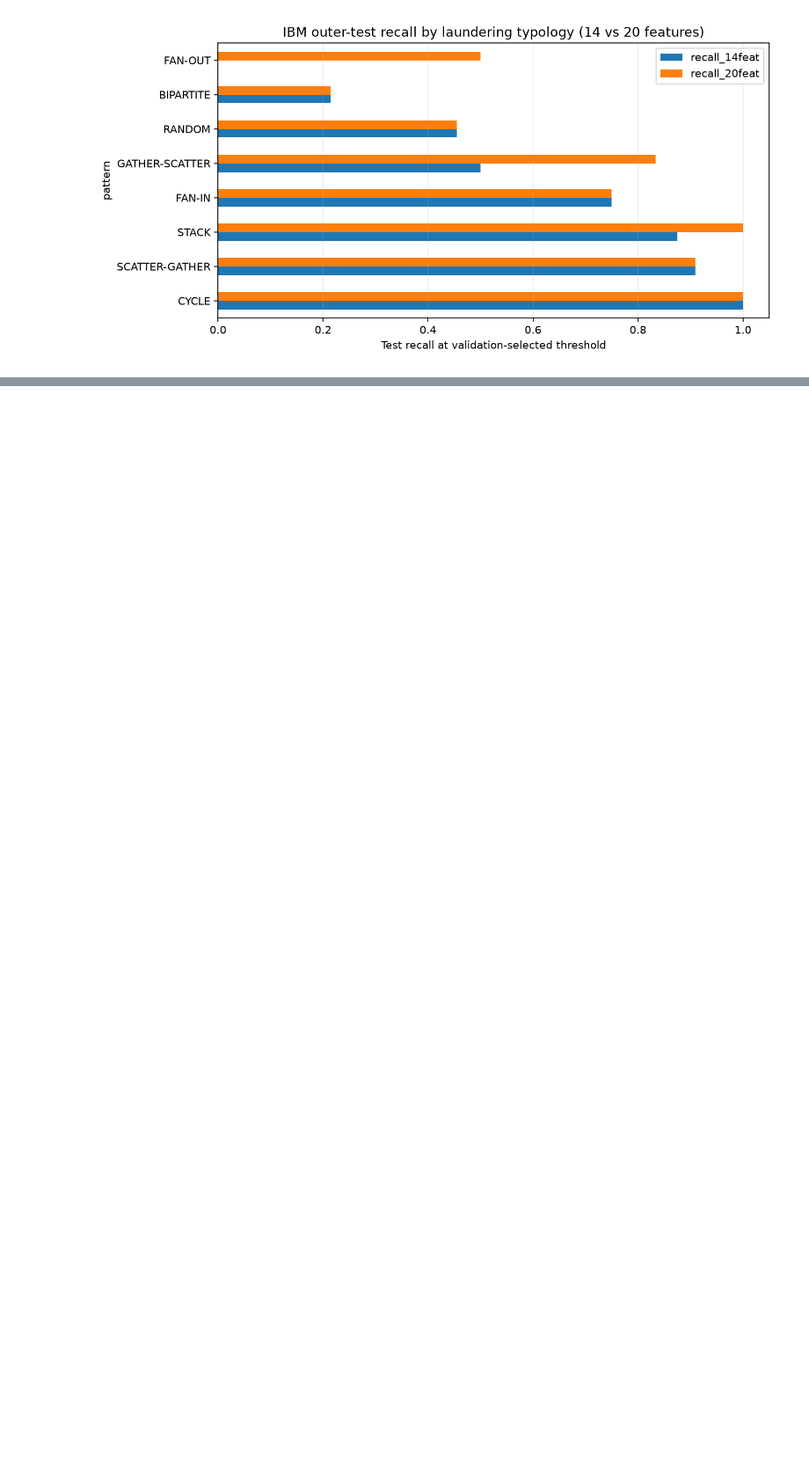
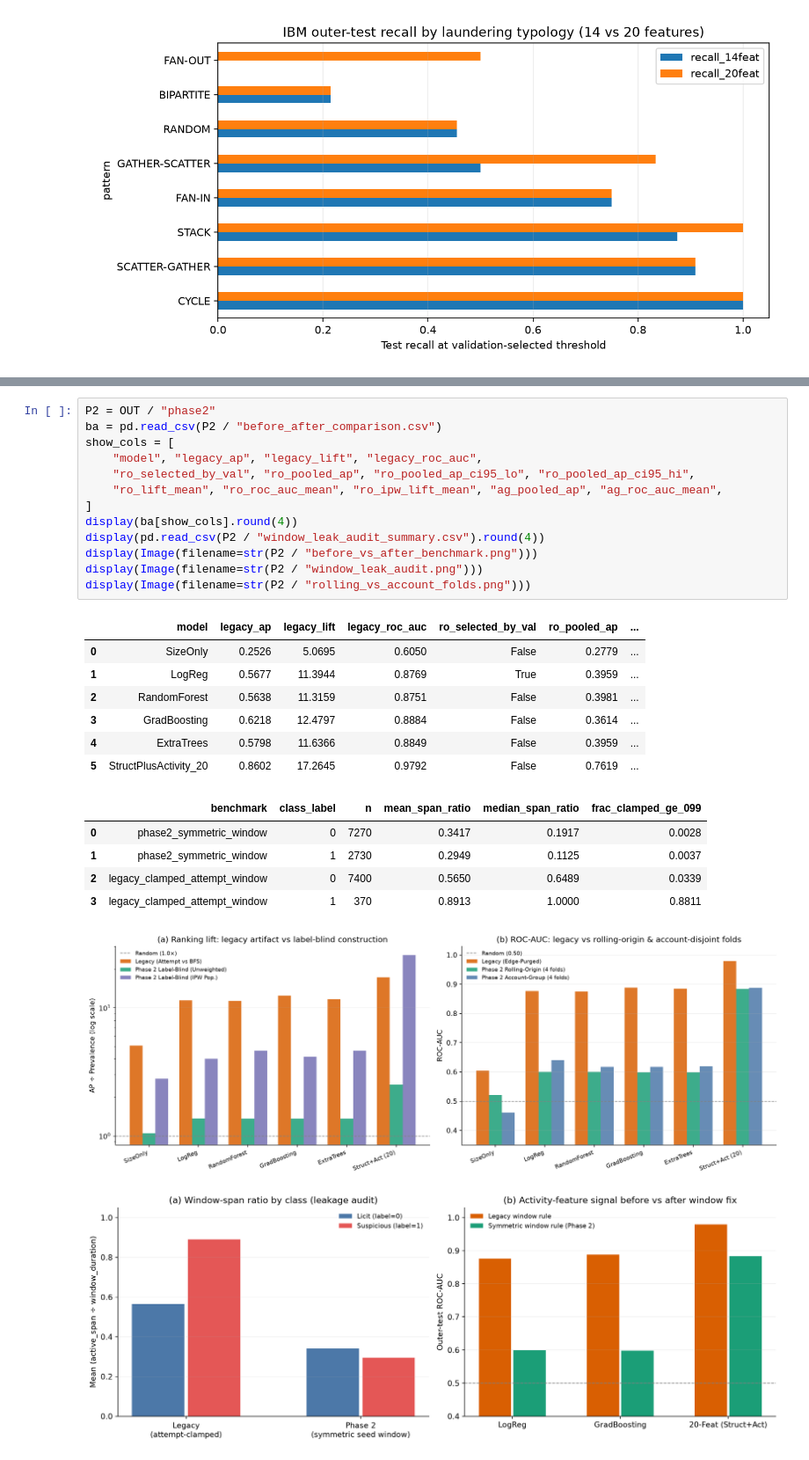
Before and after one commit to IliaJakha/bank-account-fraud-risk-scoring, a Jupyter notebook: AML_Graph_Structure_Transfer.ipynb, the cells around one changed output, grey strips where cells are left out. Shown at 88% size. Saved outputs shown, nothing was run; the diff lists cells and outputs as text; blank space fills up the shorter version.

Commit message:
Rewrite README and presentation notebook from Phase 2 label-blind results

```diff
--- a/AML_Graph_Structure_Transfer.ipynb
+++ b/AML_Graph_Structure_Transfer.ipynb
@@ -155,0 +154,28 @@ display(Image(filename=str(EXT / 'typology_recall_breakdown.png')))
+# %%
+P2 = OUT / "phase2"
+ba = pd.read_csv(P2 / "before_after_comparison.csv")
+show_cols = [
+    "model", "legacy_ap", "legacy_lift", "legacy_roc_auc",
+    "ro_selected_by_val", "ro_pooled_ap", "ro_pooled_ap_ci95_lo", "ro_pooled_ap_ci95_hi",
+    "ro_lift_mean", "ro_roc_auc_mean", "ro_ipw_lift_mean", "ag_pooled_ap", "ag_roc_auc_mean",
+]
+display(ba[show_cols].round(4))
+display(pd.read_csv(P2 / "window_leak_audit_summary.csv").round(4))
+display(Image(filename=str(P2 / "before_vs_after_benchmark.png")))
+display(Image(filename=str(P2 / "window_leak_audit.png")))
+display(Image(filename=str(P2 / "rolling_vs_account_folds.png")))
+# %% [output]
+|  | model | legacy_ap | legacy_lift | legacy_roc_auc | ro_selected_by_val | ro_pooled_ap | ... |
+| 0 | SizeOnly | 0.2526 | 5.0695 | 0.6050 | False | 0.2779 | ... |
+| 1 | LogReg | 0.5677 | 11.3944 | 0.8769 | True | 0.3959 | ... |
+| 2 | RandomForest | 0.5638 | 11.3159 | 0.8751 | False | 0.3981 | ... |
+| 3 | GradBoosting | 0.6218 | 12.4797 | 0.8884 | False | 0.3614 | ... |
+| 4 | ExtraTrees | 0.5798 | 11.6366 | 0.8849 | False | 0.3959 | ... |
+| 5 | StructPlusActivity_20 | 0.8602 | 17.2645 | 0.9792 | False | 0.7619 | ... |
+|  | benchmark | class_label | n | mean_span_ratio | median_span_ratio | frac_clamped_ge_099 |
+| 0 | phase2_symmetric_window | 0 | 7270 | 0.3417 | 0.1917 | 0.0028 |
+| 1 | phase2_symmetric_window | 1 | 2730 | 0.2949 | 0.1125 | 0.0037 |
+| 2 | legacy_clamped_attempt_window | 0 | 7400 | 0.5650 | 0.6489 | 0.0339 |
+| 3 | legacy_clamped_attempt_window | 1 | 370 | 0.8913 | 1.0000 | 0.8811 |
+[figure, added]
+[figure, added]
```
Also changed, not shown: parts of 4 cells of this notebook, 1 other file.
